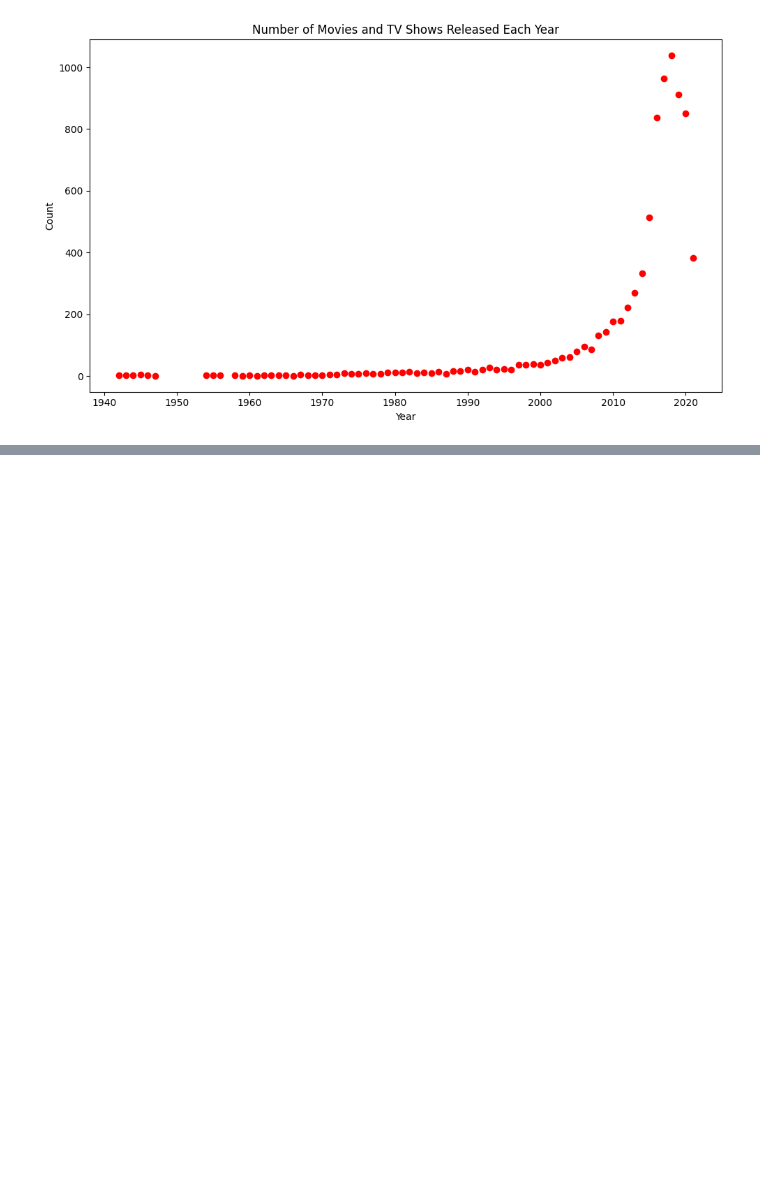
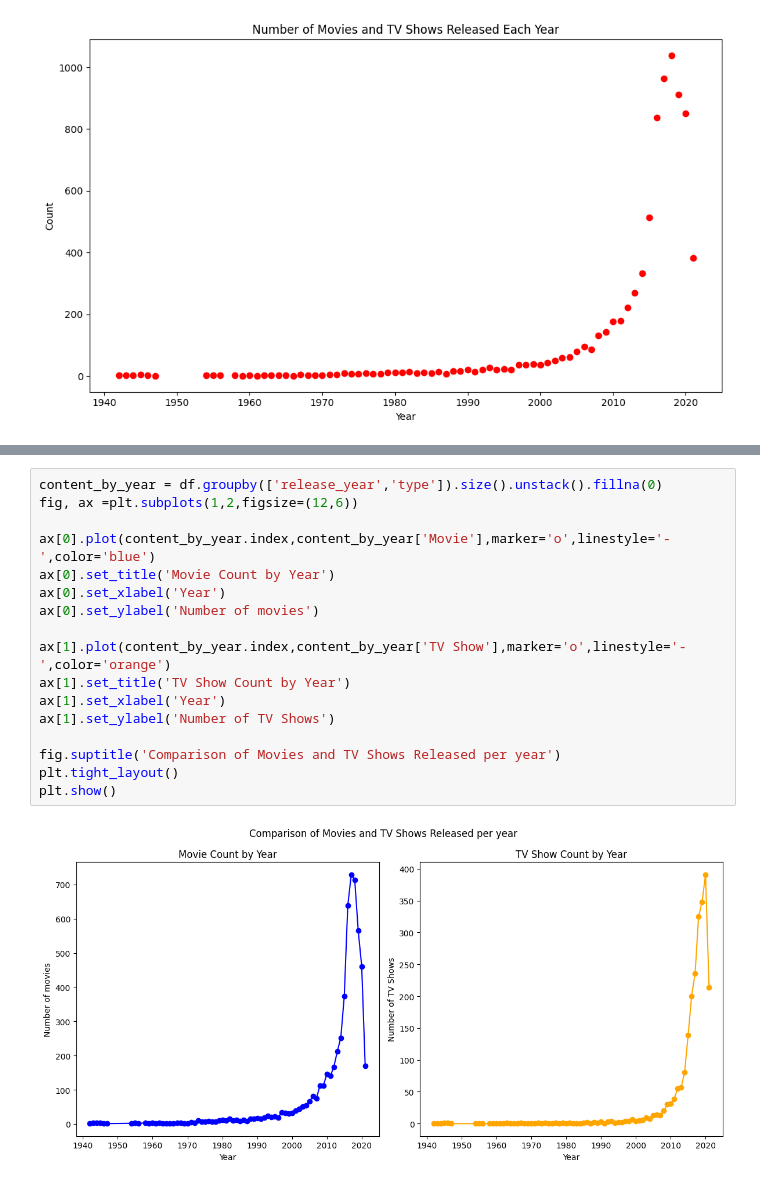
Before and after one commit to hetpatel1812/Netflix-Data-Visualization, a Jupyter notebook: Netflix_Data_Visualization.ipynb, the cells around one changed output, grey strips where cells are left out. Drawn from its saved outputs; the diff is of its cells as text; blank space fills up the shorter version.

```diff
--- a/Netflix_Data_Visualization.ipynb
+++ b/Netflix_Data_Visualization.ipynb
@@ -42,0 +54,19 @@ plt.show()
+# %%
+content_by_year = df.groupby(['release_year','type']).size().unstack().fillna(0)
+fig, ax =plt.subplots(1,2,figsize=(12,6))
+
+ax[0].plot(content_by_year.index,content_by_year['Movie'],marker='o',linestyle='-',color='blue')
+ax[0].set_title('Movie Count by Year')
+ax[0].set_xlabel('Year')
+ax[0].set_ylabel('Number of movies')
+
+ax[1].plot(content_by_year.index,content_by_year['TV Show'],marker='o',linestyle='-',color='orange')
+ax[1].set_title('TV Show Count by Year')
+ax[1].set_xlabel('Year')
+ax[1].set_ylabel('Number of TV Shows')
+
+fig.suptitle('Comparison of Movies and TV Shows Released per year')
+plt.tight_layout()
+plt.show()
+# %% [output]
+[figure, added]
```
Also changed, not shown: parts of 1 cell of this notebook.
